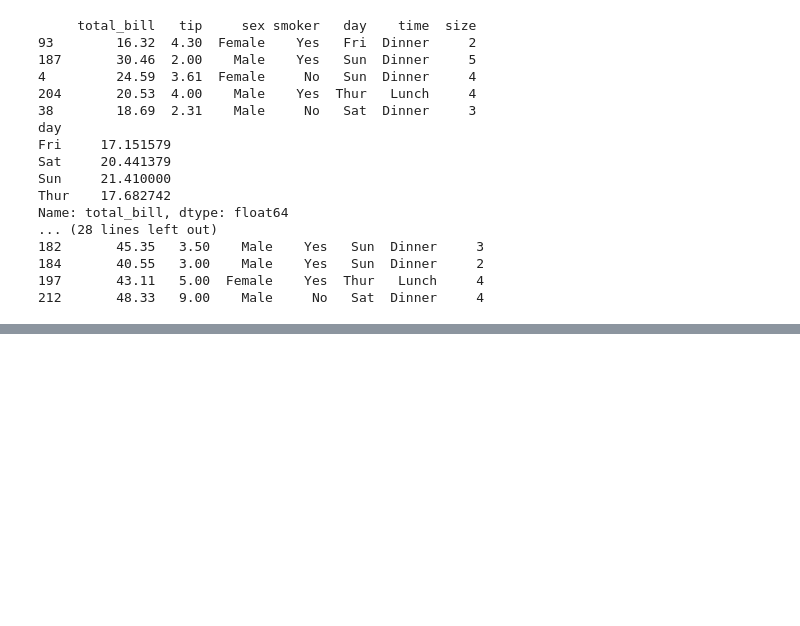
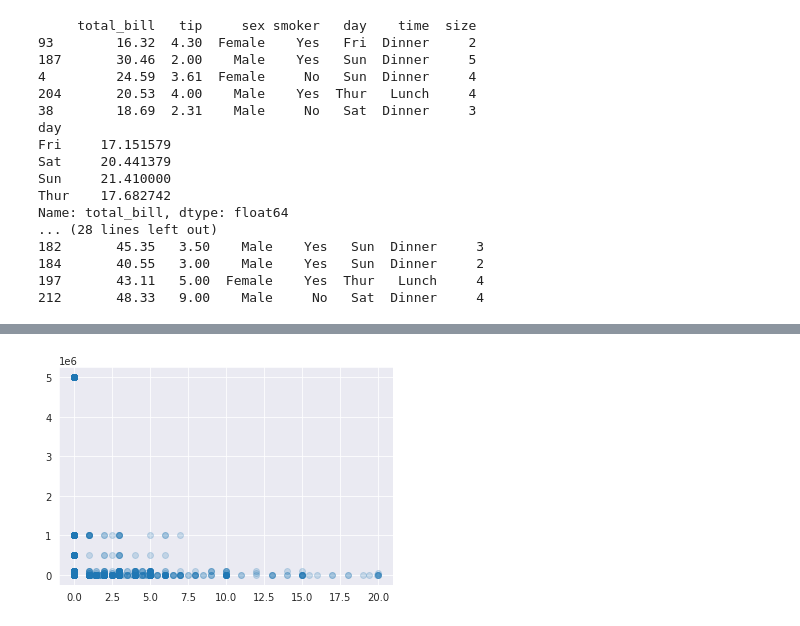
Before and after one commit to johnhhu2020/DataCamp-Data-Scientist-with-Python-Track, a Jupyter notebook: The Android App Market on Google Play.ipynb, the cells around one changed output, grey strips where cells are left out. Drawn from its saved outputs; the diff is of its cells as text; code cells hidden in the pictures; blank space fills up the shorter version.

```diff
--- a/The Android App Market on Google Play.ipynb
+++ b/The Android App Market on Google Play.ipynb
@@ -804,0 +806,9 @@ Are paid apps are installed as much as free apps? It turns out that paid apps ha
+# %%
+
+apps_n = apps[(apps['Price']<20) & (apps['Installs']<10000000)]
+
+
+plt.scatter(x=apps_n['Price'], y=apps_n['Installs'], alpha=0.2)
+plt.show()
+# %% [output]
+[figure, added]
```
Also changed, not shown: parts of 2 cells of this notebook.
